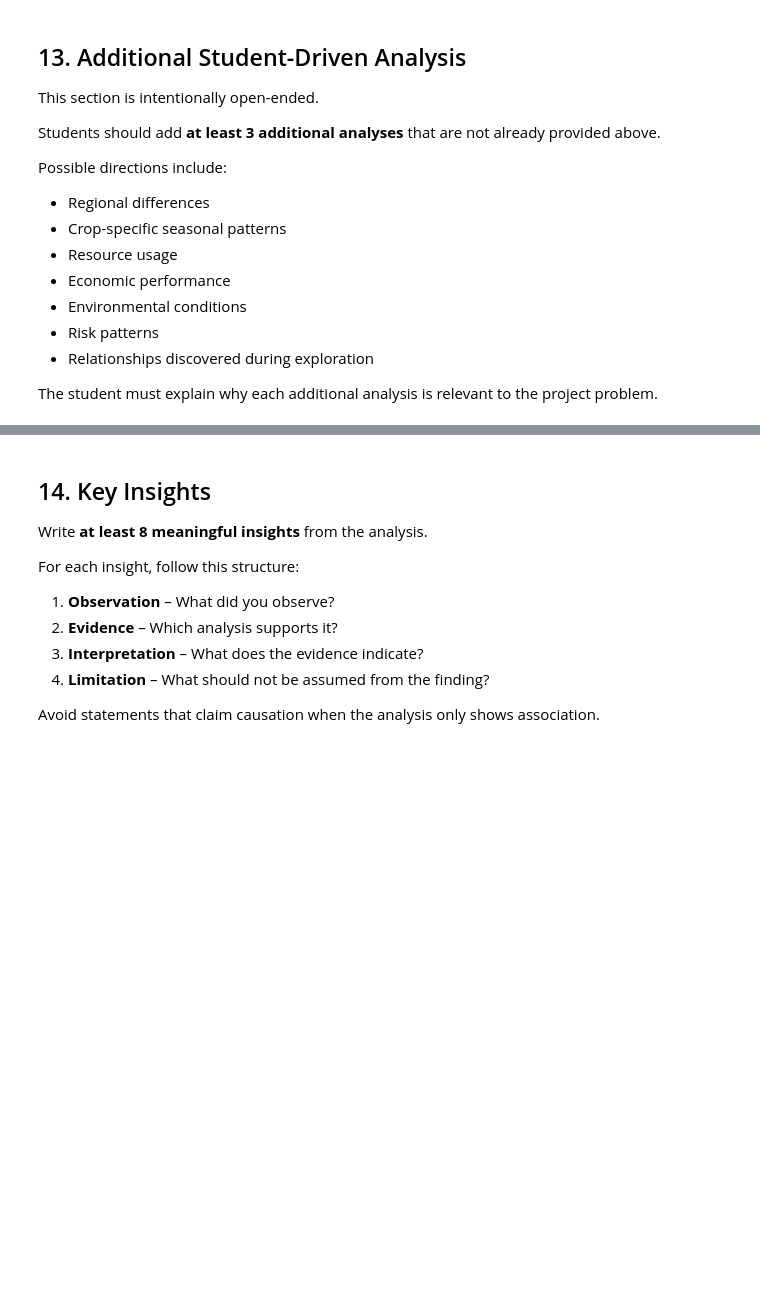
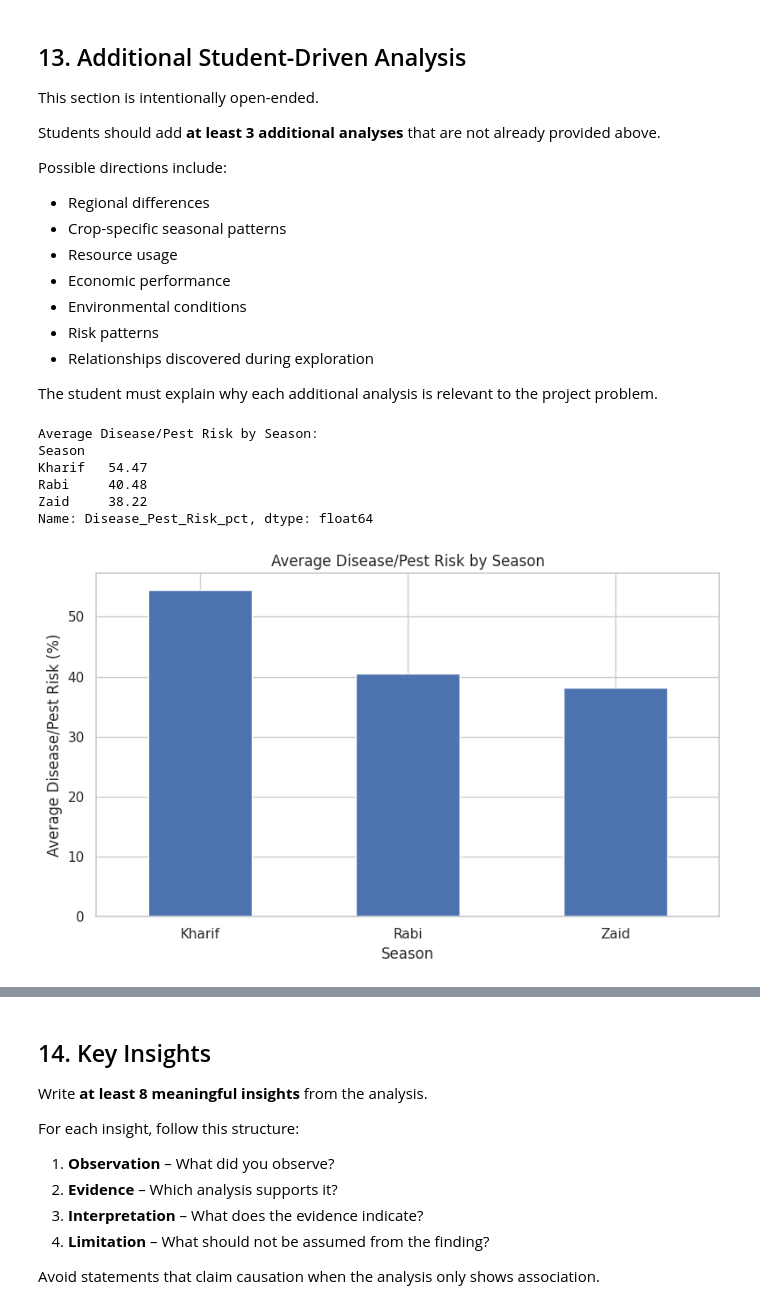
Before and after one commit to priyarana154/Seasonal-Agriculture-Performance-Analysis, a Jupyter notebook: Seasonal_Agriculture_Performance_Data_Analytics.ipynb, the cells around one changed output, grey strips where cells are left out. Drawn from its saved outputs; the diff is of its cells as text; code cells hidden in the pictures; blank space fills up the shorter version.

```diff
--- a/Seasonal_Agriculture_Performance_Data_Analytics.ipynb
+++ b/Seasonal_Agriculture_Performance_Data_Analytics.ipynb
@@ -865,12 +865,40 @@ The student must explain why each additional analysis is relevant to the project
 # %%
 # Student Analysis 1
 # Write your own analytical question here.
 # Example structure:
 #
 # Question:
+# Does disease and pest risk vary across different agricultural seasons?
 # Analysis:
+# We calculate the average disease/pest risk for each season to identify which season has comparatively higher risk.
 # Visualization:
+# Bar chart showing average disease/pest risk by season.
 # Interpretation:
+# Higher average disease/pest risk in a season indicates greater vulnerability to crop diseases and pests, suggesting the need for better monitoring and preventive measures during that season.
+season_risk = df.groupby('Season')['Disease_Pest_Risk_pct'].mean().sort_values(ascending=False)
+
+print("Average Disease/Pest Risk by Season:")
+print(season_risk)
+
+# Visualization
+plt.figure(figsize=(8, 5))
+
+season_risk.plot(kind='bar')
+
+plt.title('Average Disease/Pest Risk by Season')
+plt.xlabel('Season')
+plt.ylabel('Average Disease/Pest Risk (%)')
+plt.xticks(rotation=0)
+plt.tight_layout()
+plt.show()
+# %% [output]
+Average Disease/Pest Risk by Season:
+Season
+Kharif   54.47
+Rabi     40.48
+Zaid     38.22
+Name: Disease_Pest_Risk_pct, dtype: float64
+[figure, added]
 # %%
 # Student Analysis 2
 # Write your own analytical question here.
```
Also changed, not shown: parts of 5 cells of this notebook.
